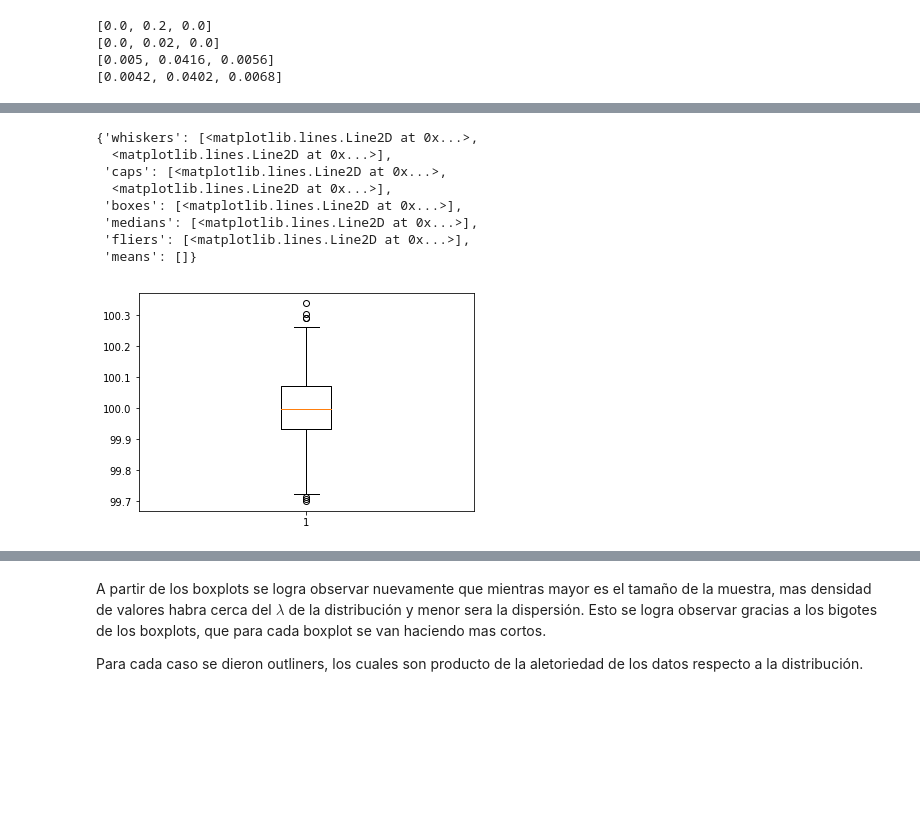
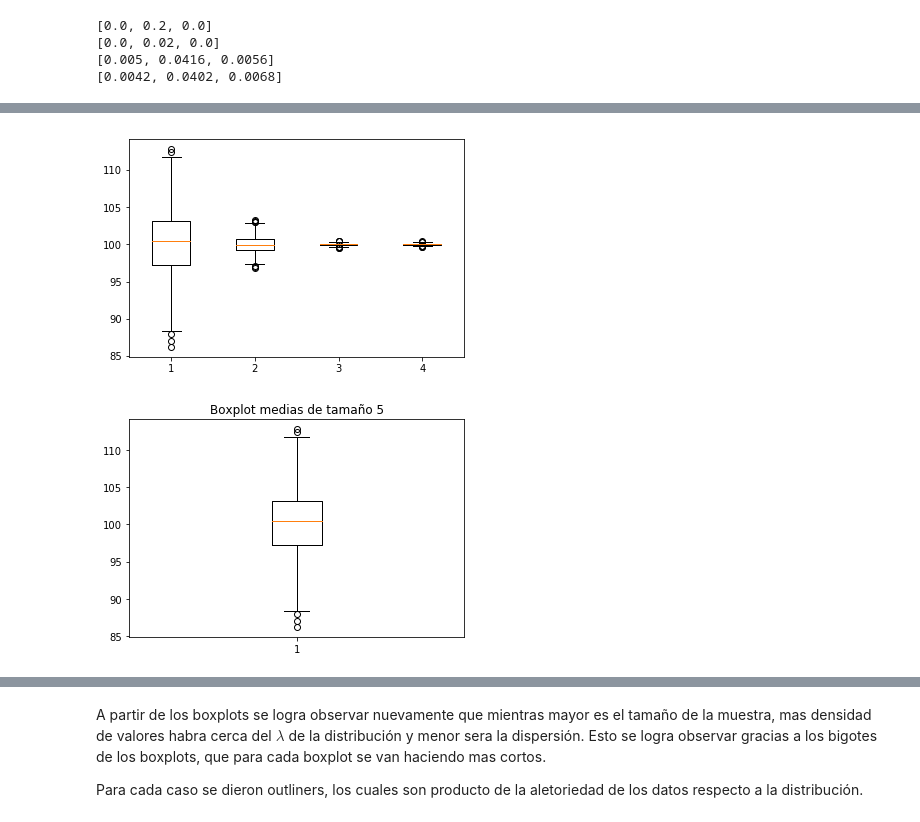
Before and after one commit to Umauro/LabEstaca3, a Jupyter notebook: Pregunta 1.ipynb, the cells around one changed output, grey strips where cells are left out. Cells and saved outputs as stored; diff of their text form; code cells hidden in the pictures; blank space fills up the shorter version.

```diff
--- a/Pregunta 1.ipynb
+++ b/Pregunta 1.ipynb
@@ -176,12 +137,9 @@ plt.boxplot(l3)
-# %%
-plt.boxplot(l4)
-# %% [output]
-{'whiskers': [<matplotlib.lines.Line2D at 0x...>,
-  <matplotlib.lines.Line2D at 0x...>],
- 'caps': [<matplotlib.lines.Line2D at 0x...>,
-  <matplotlib.lines.Line2D at 0x...>],
- 'boxes': [<matplotlib.lines.Line2D at 0x...>],
- 'medians': [<matplotlib.lines.Line2D at 0x...>],
- 'fliers': [<matplotlib.lines.Line2D at 0x...>],
- 'means': []}
-[figure, removed]
+# %%
+plt.boxplot([l1,l2,l3,l4])
+plt.show()
+plt.boxplot(l1)
+plt.title("Boxplot medias de tamaño 5")
+plt.show()
+# %% [output]
+[figure, added]
+[figure, added]
```
Also changed, not shown: parts of 14 cells of this notebook, 2 other files.
